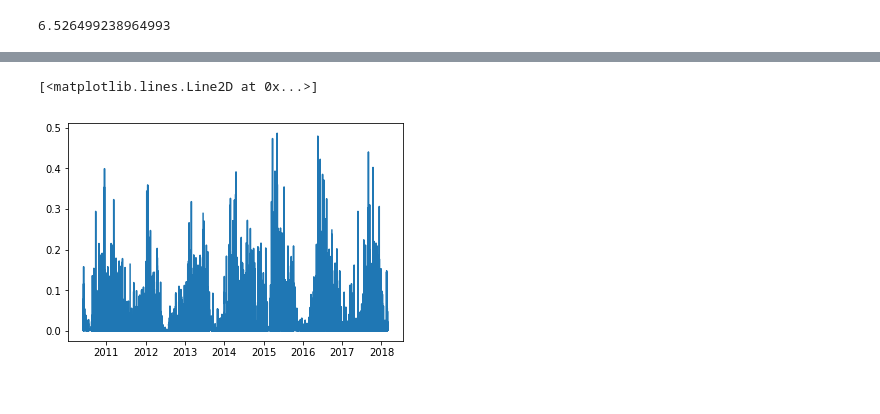
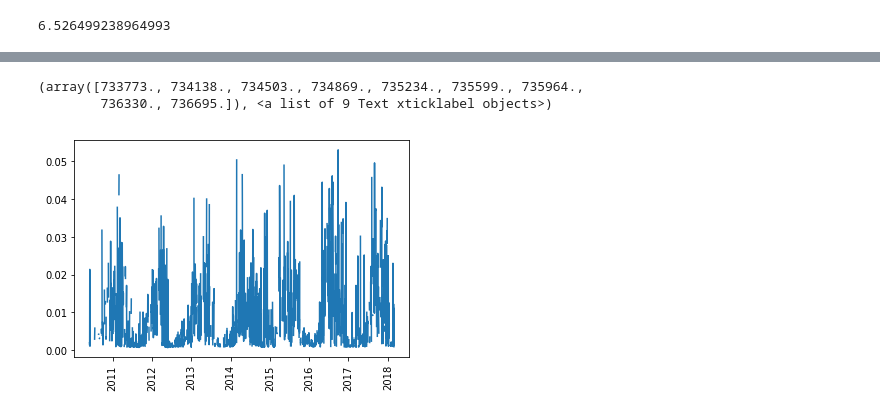
Before and after one commit to abhimanyu-jain/Magnetic-Field-Strength-Prediction, a Jupyter notebook: notebooks/Satellite_based_analysis.ipynb, the cells around one changed output, grey strips where cells are left out. Drawn from its saved outputs; the diff is of its cells as text; code cells hidden in the pictures.

```diff
--- a/notebooks/Satellite_based_analysis.ipynb
+++ b/notebooks/Satellite_based_analysis.ipynb
@@ -70,0 +60,9 @@ Name: Satellite Flag, dtype: int64
+# %%
+# Splitting data into 3 frames for each satellite
+
+df_sat = []
+df_sat.append(df.loc[(df['Satellite Flag'] == 0)])
+df_sat.append(df.loc[(df['Satellite Flag'] == 1)])
+df_sat.append(df.loc[(df['Satellite Flag'] == 2)])
+
+df_sat[0]['Satellite Flag'].value_counts()
@@ -71,4 +72,4 @@ Name: Satellite Flag, dtype: int64
 # %%
-df_sat0_sorted = df_sat0.sort_values(by = 'datetime')
+df_sat[0] = df_sat[0].sort_values(by = 'datetime')
 # %%
 # Plotting data for 1 satellite to see if there is a trend
@@ -84,7 +81,6 @@ To register the converters:
 [figure]
 # %%
 # Check if measurements are being taken every minute or not
-df_sat0_sorted['datetime_diff'] = df_sat0_sorted['datetime'].diff()
-df_sat0_sorted.head()
-pd.set_option('display.max_rows', df_sat0_sorted.shape[0]+1)
-df_sat0_sorted['datetime_diff'].value_counts()
+df_sat[0]['datetime_diff'] = df_sat[0]['datetime'].diff()
+#pd.set_option('display.max_rows', df_sat0_sorted.shape[0]+1)
+#df_sat[0]['datetime_diff'].value_counts()
@@ -141,0 +108,6 @@ New dataframe size = 3927942
+# %%
+# Setting index on datetime
+df_sat[0] = df_sat[0].set_index('datetime')
+
+# Taking average of every day
+df_sampled = df_sat[0].resample('1440Min').mean()
@@ -142,6 +134,8 @@ New dataframe size = 3927942
 # %%
-# Plotting data again
-plt.plot(df_sat0_sorted_1['B'])
+# Plotting to visualize extent of missing data
+plt.plot(df_sampled['B'])
+plt.xticks(rotation='vertical')
 # %% [output]
-[<matplotlib.lines.Line2D at 0x...>]
+(array([733773., 734138., 734503., 734869., 735234., 735599., 735964.,
+        736330., 736695.]), <a list of 9 Text xticklabel objects>)
-[figure, old version]
+[figure, new version]
```
Also changed, not shown: parts of 21 cells of this notebook.
